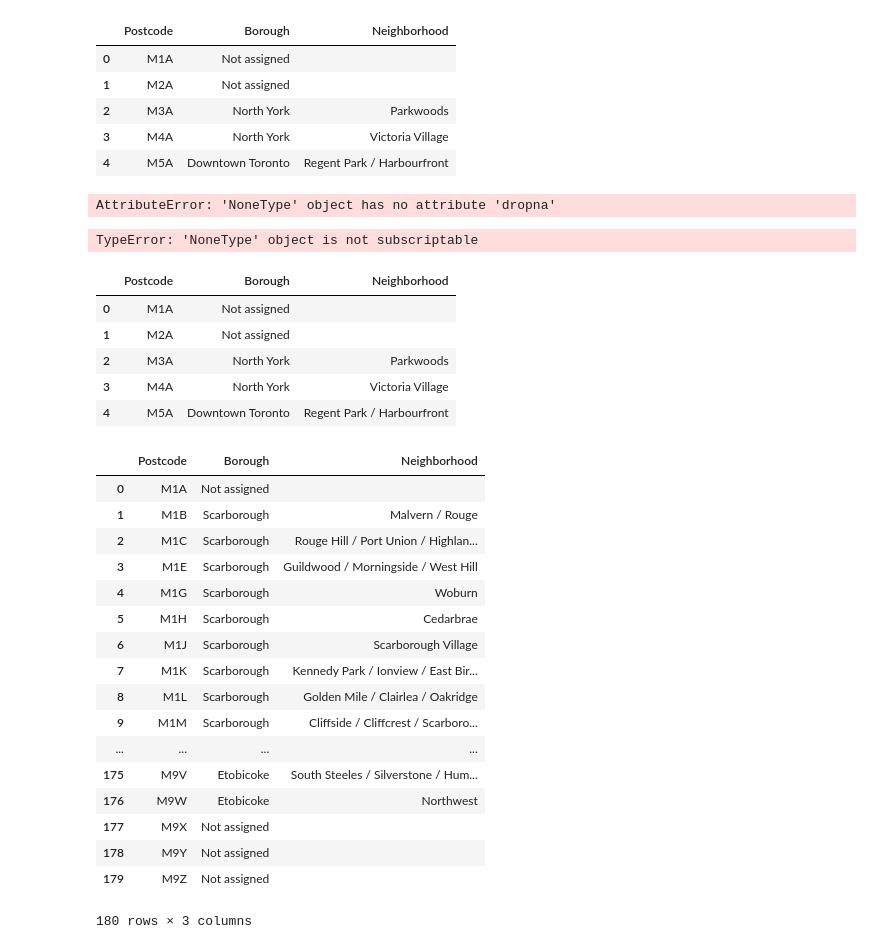
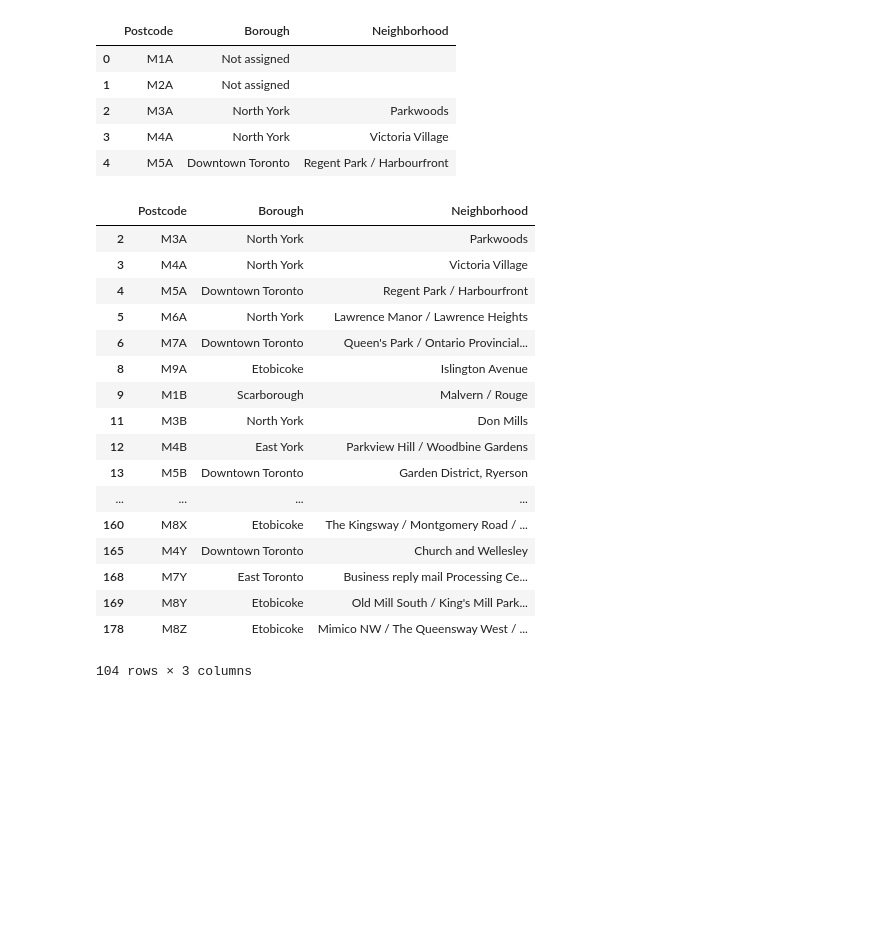
Before and after one commit to rosedavis90/Coursera_Capstone, a Jupyter notebook: segmenting and clustering.ipynb, the cells around one changed output. Drawn from its saved outputs; the diff is of its cells as text; code cells hidden in the pictures; blank space fills up the shorter version.

```diff
--- a/segmenting and clustering.ipynb
+++ b/segmenting and clustering.ipynb
@@ -69,53 +69,40 @@ df.head()
 | 2 | M3A | North York | Parkwoods |
 | 3 | M4A | North York | Victoria Village |
 | 4 | M5A | Downtown Toronto | Regent Park / Harbourfront |
-# %%
-
-df = df.dropna(inplace=True)
-df.head()
-# %% [output]
-AttributeError: 'NoneType' object has no attribute 'dropna'
-# %%
-#df1 = df[df['Borough'] != 'Not assigned'].reset_index(drop=True)
-#df1.head()
-df2 = df[df['Borough'] != 'Not assigned' ].index
-df.drop(df2 , inplace=True)
-df.head()
-# %% [output]
-TypeError: 'NoneType' object is not subscriptable
-# %%
-df.Neighborhood.replace(np.NaN)
-df1 = df[df['Neighborhood'] != np.NaN].reset_index(drop=True)
-df1.head()
-# %% [output]
-|  | Postcode | Borough | Neighborhood |
-| 0 | M1A | Not assigned |  |
-| 1 | M2A | Not assigned |  |
-| 2 | M3A | North York | Parkwoods |
-| 3 | M4A | North York | Victoria Village |
-| 4 | M5A | Downtown Toronto | Regent Park / Harbourfront |
+# %%
+
+df1=df.drop([0,1,7,10,15,16,19,24,25,28,29,33,34,35,37,38,42,43,44,51,52,53,60,61,62,70,71,78,79,87,88,96,97,101,105,106,110,115,118,119,123,124,125,127,128,131,132,133,134,136,137,140,141,145,146,149,150,154,155,158,159,161,162,163,164,166,167,170,171,172,173,174,175,176,177,179])
+df1
+# %% [output]
+|  | Postcode | Borough | Neighborhood |
+| 2 | M3A | North York | Parkwoods |
+| 3 | M4A | North York | Victoria Village |
+| 4 | M5A | Downtown Toronto | Regent Park / Harbourfront |
+| 5 | M6A | North York | Lawrence Manor / Lawrence Heights |
+| 6 | M7A | Downtown Toronto | Queen's Park / Ontario Provincial... |
+| 8 | M9A | Etobicoke | Islington Avenue |
+| 9 | M1B | Scarborough | Malvern / Rouge |
+| 11 | M3B | North York | Don Mills |
+| 12 | M4B | East York | Parkview Hill / Woodbine Gardens |
+| 13 | M5B | Downtown Toronto | Garden District, Ryerson |
+| ... | ... | ... | ... |
+| 160 | M8X | Etobicoke | The Kingsway / Montgomery Road / ... |
+| 165 | M4Y | Downtown Toronto | Church and Wellesley |
+| 168 | M7Y | East Toronto | Business reply mail Processing Ce... |
+| 169 | M8Y | Etobicoke | Old Mill South / King's Mill Park... |
+| 178 | M8Z | Etobicoke | Mimico NW / The Queensway West / ... |
+104 rows × 3 columns
 # %%
+import numpy as np
+df.Neighborhood.replace(np.NaN)
+df1 = df[df['Neighborhood'] != np.NaN].reset_index(drop=True)
+df1.head()
 df= df[df.Borough != 'Not assigned']
 df = df.sort_values(by=['Postcode','Borough'])
 df.reset_index(inplace=True)
 df.drop('index',axis=1,inplace=True)
 df
+
+df.drop[df.index[df['Borough']== 'Not assigned'].inplace=True]
+df = df.reset_index(drop = True)
+df.head()
-# %% [output]
-|  | Postcode | Borough | Neighborhood |
-| 0 | M1A | Not assigned |  |
-| 1 | M1B | Scarborough | Malvern / Rouge |
-| 2 | M1C | Scarborough | Rouge Hill / Port Union / Highlan... |
-| 3 | M1E | Scarborough | Guildwood / Morningside / West Hill |
-| 4 | M1G | Scarborough | Woburn |
-| 5 | M1H | Scarborough | Cedarbrae |
-| 6 | M1J | Scarborough | Scarborough Village |
-| 7 | M1K | Scarborough | Kennedy Park / Ionview / East Bir... |
-| 8 | M1L | Scarborough | Golden Mile / Clairlea / Oakridge |
-| 9 | M1M | Scarborough | Cliffside / Cliffcrest / Scarboro... |
-| ... | ... | ... | ... |
-| 175 | M9V | Etobicoke | South Steeles / Silverstone / Hum... |
-| 176 | M9W | Etobicoke | Northwest |
-| 177 | M9X | Not assigned |  |
-| 178 | M9Y | Not assigned |  |
-| 179 | M9Z | Not assigned |  |
-180 rows × 3 columns
```
Also changed, not shown: parts of 3 cells of this notebook.
